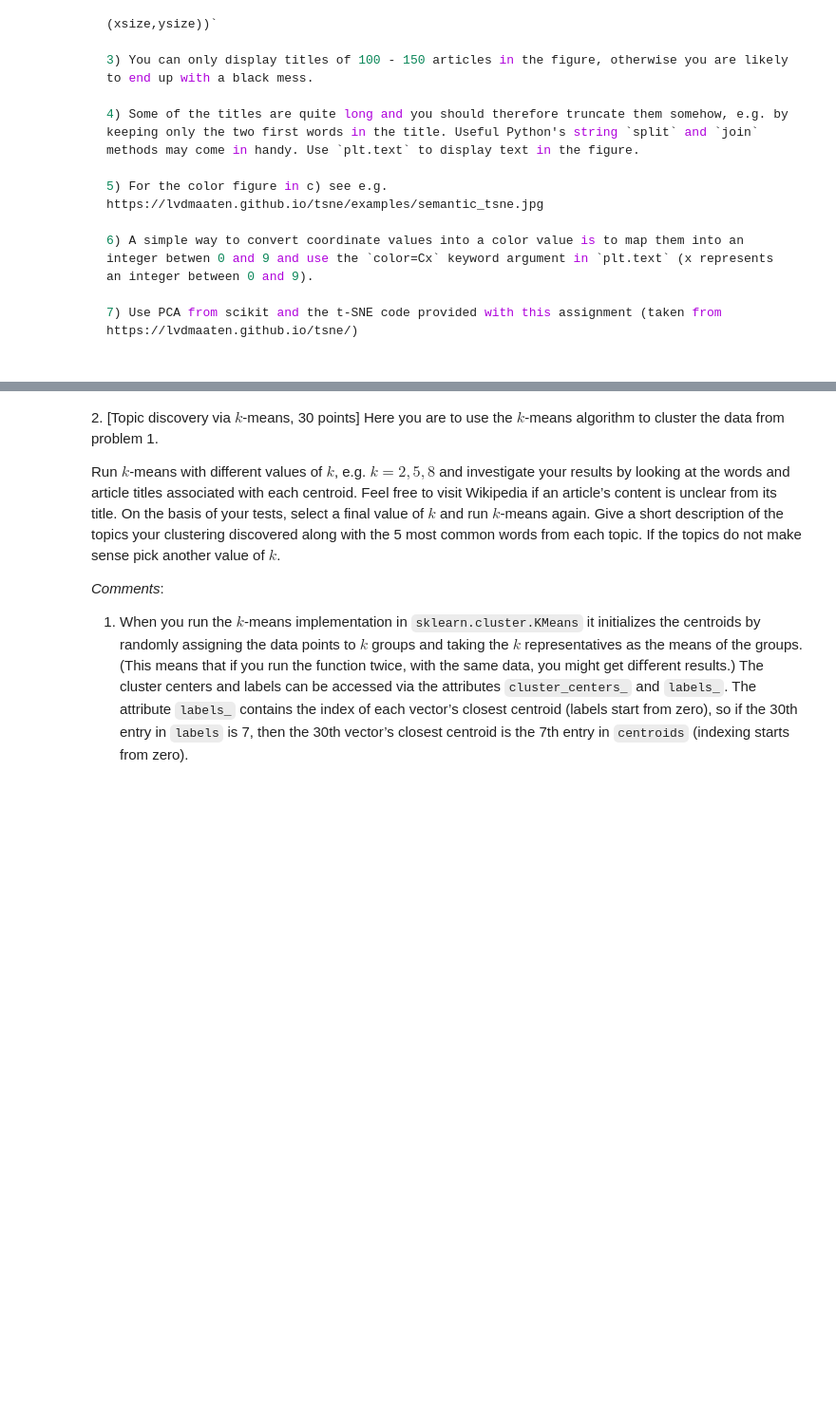
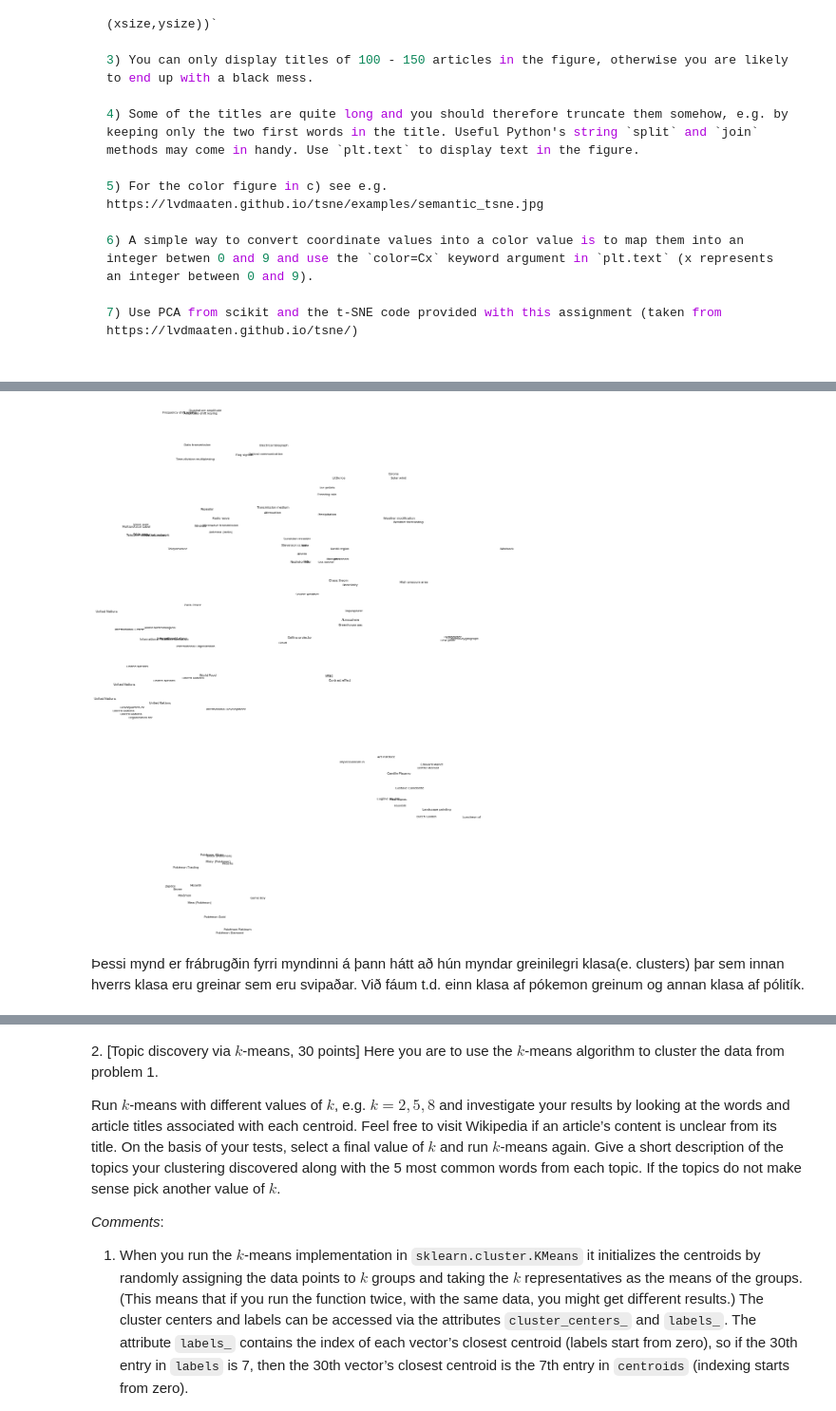
Before and after one commit to EmilGauti/Gervigreind-vor-2019, a Jupyter notebook: Homework 7/hw7.ipynb, the cells around one changed output, grey strips where cells are left out. Shown at 95% size. Saved outputs shown, nothing was run; the diff lists cells and outputs as text; code cells hidden in the pictures; blank space fills up the shorter version.

```diff
--- a/Homework 7/hw7.ipynb
+++ b/Homework 7/hw7.ipynb
@@ -56,0 +74,4 @@ PCA(copy=True, iterated_power='auto', n_components=2, random_state=None,
+# %%
+from tsne import tsne
+
+yfit = tsne(article_histograms,no_dims=2, perplexity=10)#25 er fínt og 27 og 17
@@ -56,0 +93,12 @@ PCA(copy=True, iterated_power='auto', n_components=2, random_state=None,
+# %%
+plt.figure(figsize=(0.2,0.2))
+for i in range(n):
+    teljari = teljari+1
+    if teljari%3==0:
+        plt.text(yfit[i,0],yfit[i,1],at_red[i],fontsize=7)
+plt.axis('off')
+plt.show()
+# %% [output]
+[figure, added]
+# %% [markdown]
+Þessi mynd er frábrugðin fyrri myndinni á þann hátt að hún myndar greinilegri klasa(e. clusters) þar sem innan hverrs klasa eru greinar sem eru svipaðar. Við fáum t.d. einn klasa af pókemon greinum og annan klasa af pólitík.
```
Also changed, not shown: parts of 18 cells of this notebook, 11 other files.
